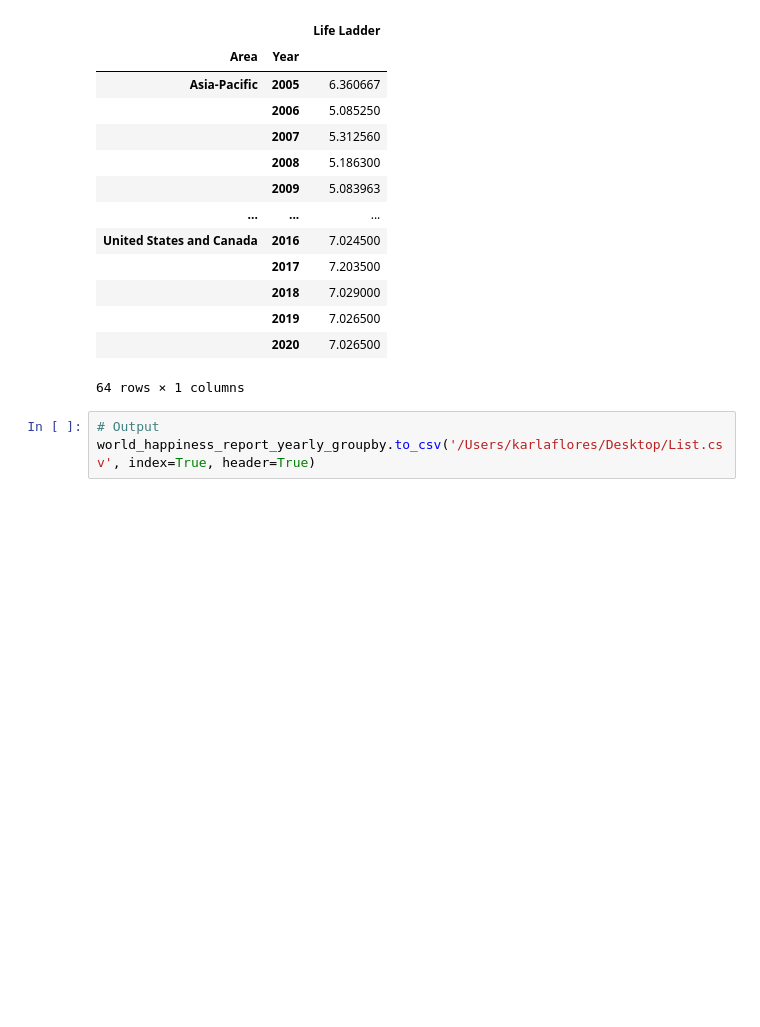
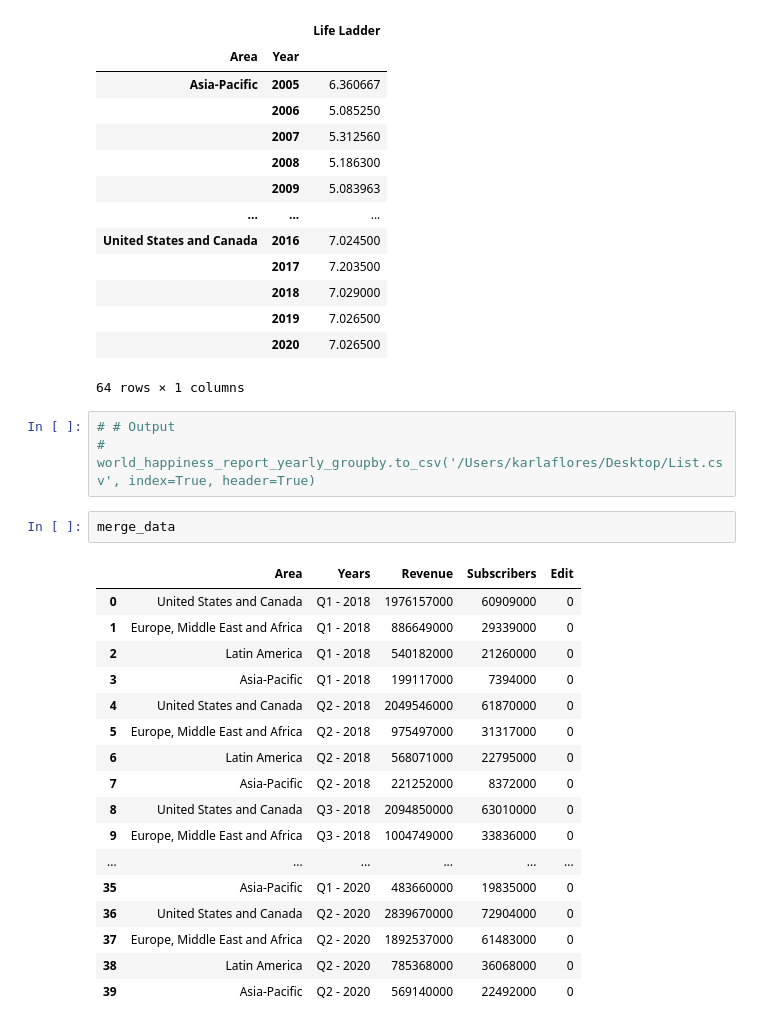
Before and after one commit to adamholcomb/Python-Media-Happiness-Analysis, a Jupyter notebook: HappinessIndex-KF.ipynb, the cells around one changed output. Cells and saved outputs as stored; diff of their text form; blank space fills up the shorter version.

```diff
--- a/HappinessIndex-KF.ipynb
+++ b/HappinessIndex-KF.ipynb
@@ -357,5 +357,25 @@ world_happiness_report_yearly_groupby
 |  | 2020 | 7.026500 |
 64 rows × 1 columns
 # %%
-# Output
-world_happiness_report_yearly_groupby.to_csv('/Users/karlaflores/Desktop/List.csv', index=True, header=True)
+# # Output
+# world_happiness_report_yearly_groupby.to_csv('/Users/karlaflores/Desktop/List.csv', index=True, header=True)
+# %%
+merge_data
+# %% [output]
+|  | Area | Years | Revenue | Subscribers | Edit |
+| 0 | United States and Canada | Q1 - 2018 | 1976157000 | 60909000 | 0 |
+| 1 | Europe, Middle East and Africa | Q1 - 2018 | 886649000 | 29339000 | 0 |
+| 2 | Latin America | Q1 - 2018 | 540182000 | 21260000 | 0 |
+| 3 | Asia-Pacific | Q1 - 2018 | 199117000 | 7394000 | 0 |
+| 4 | United States and Canada | Q2 - 2018 | 2049546000 | 61870000 | 0 |
+| 5 | Europe, Middle East and Africa | Q2 - 2018 | 975497000 | 31317000 | 0 |
+| 6 | Latin America | Q2 - 2018 | 568071000 | 22795000 | 0 |
+| 7 | Asia-Pacific | Q2 - 2018 | 221252000 | 8372000 | 0 |
+| 8 | United States and Canada | Q3 - 2018 | 2094850000 | 63010000 | 0 |
+| 9 | Europe, Middle East and Africa | Q3 - 2018 | 1004749000 | 33836000 | 0 |
+| ... | ... | ... | ... | ... | ... |
+| 35 | Asia-Pacific | Q1 - 2020 | 483660000 | 19835000 | 0 |
+| 36 | United States and Canada | Q2 - 2020 | 2839670000 | 72904000 | 0 |
+| 37 | Europe, Middle East and Africa | Q2 - 2020 | 1892537000 | 61483000 | 0 |
+| 38 | Latin America | Q2 - 2020 | 785368000 | 36068000 | 0 |
+| 39 | Asia-Pacific | Q2 - 2020 | 569140000 | 22492000 | 0 |
```
Also changed, not shown: parts of 2 cells of this notebook.
